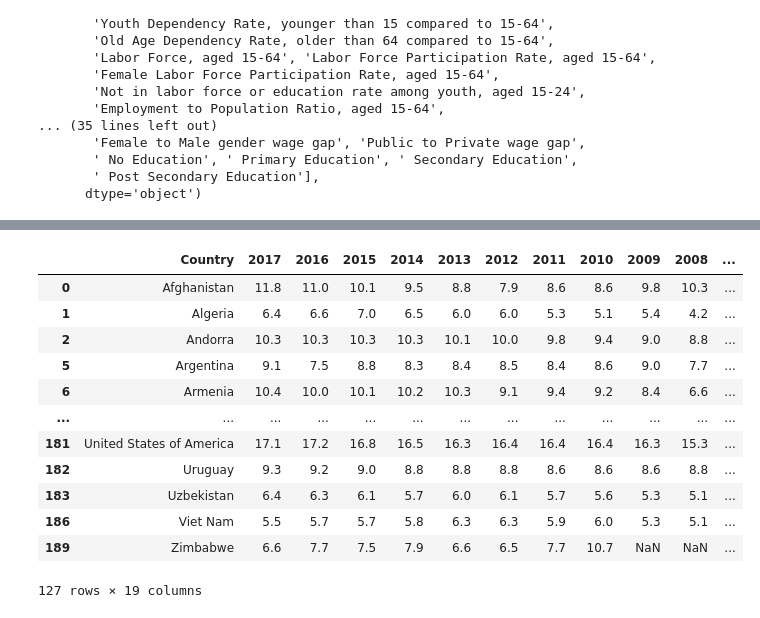
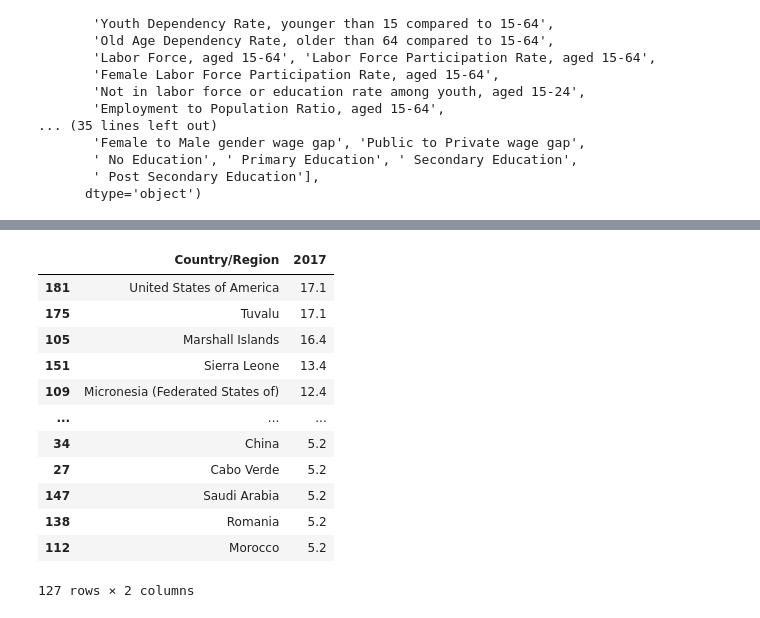
Before and after one commit to kfasola/Fasola_Final_Project, a Jupyter notebook: Fasola - Final Project.ipynb, the cells around one changed output, grey strips where cells are left out. Saved outputs shown, nothing was run; the diff lists cells and outputs as text; code cells hidden in the pictures.

```diff
--- a/Fasola - Final Project.ipynb
+++ b/Fasola - Final Project.ipynb
@@ -236,5 +594,6 @@ global_health_statistics.pivot_table(columns='Country name', index='Year of Surv
 # %%
 # Current health expenditure (CHE) as percentage of gross domestic product (GDP) (%)
 global_health_gdp = pd.read_csv('health_percentageofgdp.csv')
+global_health_gdp.drop(global_health_gdp.columns.difference(['Country', '2017']), axis=1, inplace=True)
 global_health_gdp
 # %% [output]
@@ -272,0 +613,3 @@ global_merge
+# %%
+global_health_gdp_final = global_health_gdp.rename(columns={'Country': 'Country/Region'})
+global_health_gdp_final
@@ -273,17 +692,17 @@ global_merge
 # %%
 # Showing countries who have spent > five percent of their GDP on health improvements in 2017.
-global_health_gdp.loc[global_health_gdp['2017'] > 5]
+global_health_gdp_final.loc[global_health_gdp_final['2017'] > 5].sort_values('2017', ascending=False)
 # %% [output]
-|  | Country | 2017 | 2016 | 2015 | 2014 | 2013 | 2012 | 2011 | 2010 | 2009 | 2008 | ... |
-| 0 | Afghanistan | 11.8 | 11.0 | 10.1 | 9.5 | 8.8 | 7.9 | 8.6 | 8.6 | 9.8 | 10.3 | ... |
-| 1 | Algeria | 6.4 | 6.6 | 7.0 | 6.5 | 6.0 | 6.0 | 5.3 | 5.1 | 5.4 | 4.2 | ... |
-| 2 | Andorra | 10.3 | 10.3 | 10.3 | 10.3 | 10.1 | 10.0 | 9.8 | 9.4 | 9.0 | 8.8 | ... |
-| 5 | Argentina | 9.1 | 7.5 | 8.8 | 8.3 | 8.4 | 8.5 | 8.4 | 8.6 | 9.0 | 7.7 | ... |
-| 6 | Armenia | 10.4 | 10.0 | 10.1 | 10.2 | 10.3 | 9.1 | 9.4 | 9.2 | 8.4 | 6.6 | ... |
-| ... | ... | ... | ... | ... | ... | ... | ... | ... | ... | ... | ... | ... |
-| 181 | United States of America | 17.1 | 17.2 | 16.8 | 16.5 | 16.3 | 16.4 | 16.4 | 16.4 | 16.3 | 15.3 | ... |
-| 182 | Uruguay | 9.3 | 9.2 | 9.0 | 8.8 | 8.8 | 8.8 | 8.6 | 8.6 | 8.6 | 8.8 | ... |
-| 183 | Uzbekistan | 6.4 | 6.3 | 6.1 | 5.7 | 6.0 | 6.1 | 5.7 | 5.6 | 5.3 | 5.1 | ... |
-| 186 | Viet Nam | 5.5 | 5.7 | 5.7 | 5.8 | 6.3 | 6.3 | 5.9 | 6.0 | 5.3 | 5.1 | ... |
-| 189 | Zimbabwe | 6.6 | 7.7 | 7.5 | 7.9 | 6.6 | 6.5 | 7.7 | 10.7 | NaN | NaN | ... |
+|  | Country/Region | 2017 |
+| 181 | United States of America | 17.1 |
+| 175 | Tuvalu | 17.1 |
+| 105 | Marshall Islands | 16.4 |
+| 151 | Sierra Leone | 13.4 |
+| 109 | Micronesia (Federated States of) | 12.4 |
+| ... | ... | ... |
+| 34 | China | 5.2 |
+| 27 | Cabo Verde | 5.2 |
+| 147 | Saudi Arabia | 5.2 |
+| 138 | Romania | 5.2 |
+| 112 | Morocco | 5.2 |
-127 rows × 19 columns
+127 rows × 2 columns
```
Also changed, not shown: parts of 44 cells of this notebook, 1 other file.
